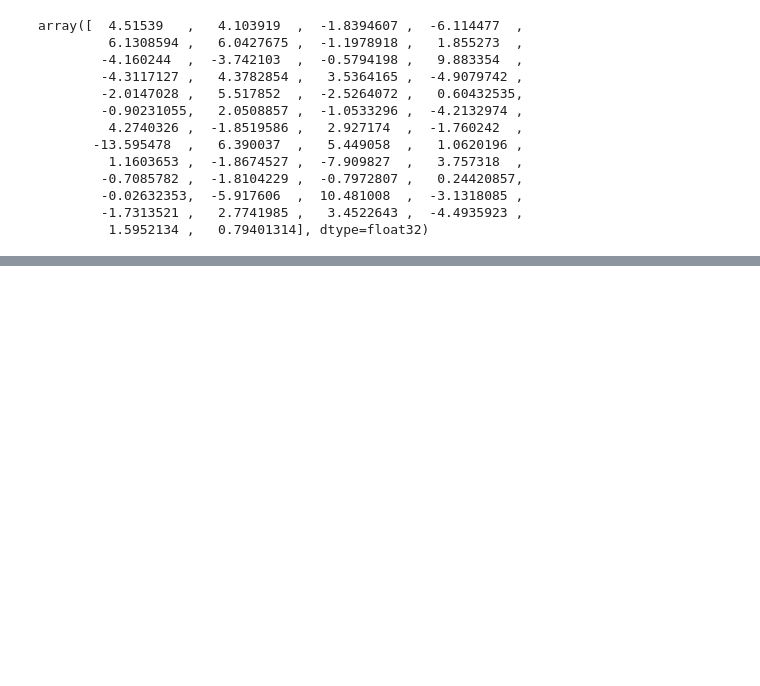
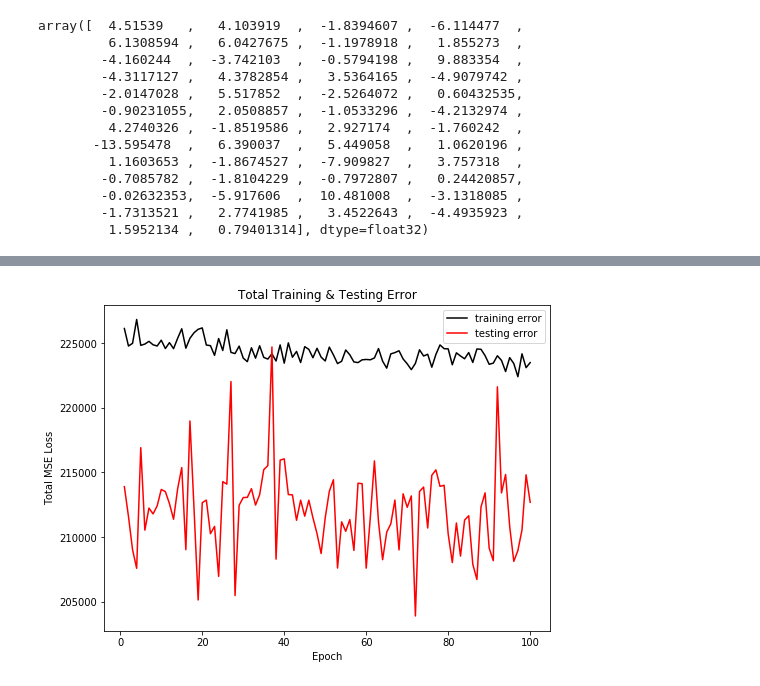
Before and after one commit to choe-alex/BETO2020, a Jupyter notebook: ipynb/Syn_Classifier.ipynb, the cells around one changed output, grey strips where cells are left out. Saved outputs shown, nothing was run; the diff lists cells and outputs as text; code cells hidden in the pictures; blank space fills up the shorter version.

Commit message:
Updated with working accuracy function

```diff
--- a/ipynb/Syn_Classifier.ipynb
+++ b/ipynb/Syn_Classifier.ipynb
@@ -136,6 +203,8 @@ class syn_NN(nn.Module):
         return syn_out
 # %%
 def train_model(model, training_data_set, optimizer):
+    train_losses = []
+    syn_train_losses = []
     train_epoch_loss = []
     syn_train_epoch_loss = []
 
@@ -153,7 +222,6 @@ def train_model(model, training_data_set, optimizer):
 
         #calculate error in the predictions
         syn_loss = syn_criterion(syn_out, labels)
-
         total_loss = syn_loss
 
         #BACKPROPAGATE LIKE A MF
@@ -164,16 +232,16 @@ def train_model(model, training_data_set, optimizer):
         train_losses.append(total_loss.item())
         train_total+=1
 
-        syn_train_losses.append(pce_loss.item())
+        syn_train_losses.append(syn_loss.item())
 
     #calculate and save total error for this epoch of training
     epoch_loss = sum(train_losses)/train_total
     train_epoch_loss.append(epoch_loss)
 
-    syn_train_epoch_loss.append(sum(ff_train_losses)/train_total)
+    syn_train_epoch_loss.append(sum(syn_train_losses)/train_total)
 
     #update progress bar
-    print(f"Total Epoch Training Loss = {train_epoch_loss}")
+    print(f"Total Epoch Training Loss is: {train_epoch_loss}")
 
     return train_epoch_loss, syn_train_epoch_loss
 # %%
@@ -220,0 +298,8 @@ def eval_model(model, testing_data_set, optimizer):
+# %%
+# Instantiate our beautiful NN model
+# takes in
+# predicts synonymy
+model = SYN_TEST(in_dims = 100, out_dims = 2).to(device)
+
+#define the optimizer
+optimizer = torch.optim.Adam(params = model.parameters(), lr = learning_rate)
@@ -220,0 +350,26 @@ def eval_model(model, testing_data_set, optimizer):
+# %%
+fig, ax = plt.subplots(figsize = (8,6))
+
+epochs = np.arange(1, (num_epochs+1), 1)
+
+plt.plot(epochs, train_epoch_losses, c = 'k', label = 'training error')
+plt.plot(epochs, test_epoch_losses, c = 'r', label = 'testing error')
+plt.legend(loc = 'upper right')
+plt.title("Total Training & Testing Error")
+ax.set_xlabel('Epoch')
+ax.set_ylabel('Total MSE Loss')
+plt.show()
+
+#fig, ax = plt.subplots(figsize = (8,6))
+# plt.plot(epochs, train_epoch_accuracy, c = 'k', label = 'training accuracy')
+#plt.plot(epochs, pce_test_epoch_accuracies, c = 'k', label = 'pce accuracy')
+#plt.plot(epochs, voc_test_epoch_accuracies, c = 'r', label = 'voc accuracy')
+#plt.plot(epochs, jsc_test_epoch_accuracies, c = 'g', label = 'jsc accuracy')
+#plt.plot(epochs, ff_test_epoch_accuracies, c = 'b', label = 'ff accuracy')
+#plt.legend(loc = 'lower right')
+#plt.title("Branch Mean Absolute Percent Error")
+#ax.set_xlabel('Epoch')
+#ax.set_ylabel('MAPE')
+#plt.show()
+# %% [output]
+[figure, added]
```
Also changed, not shown: parts of 17 cells of this notebook.
